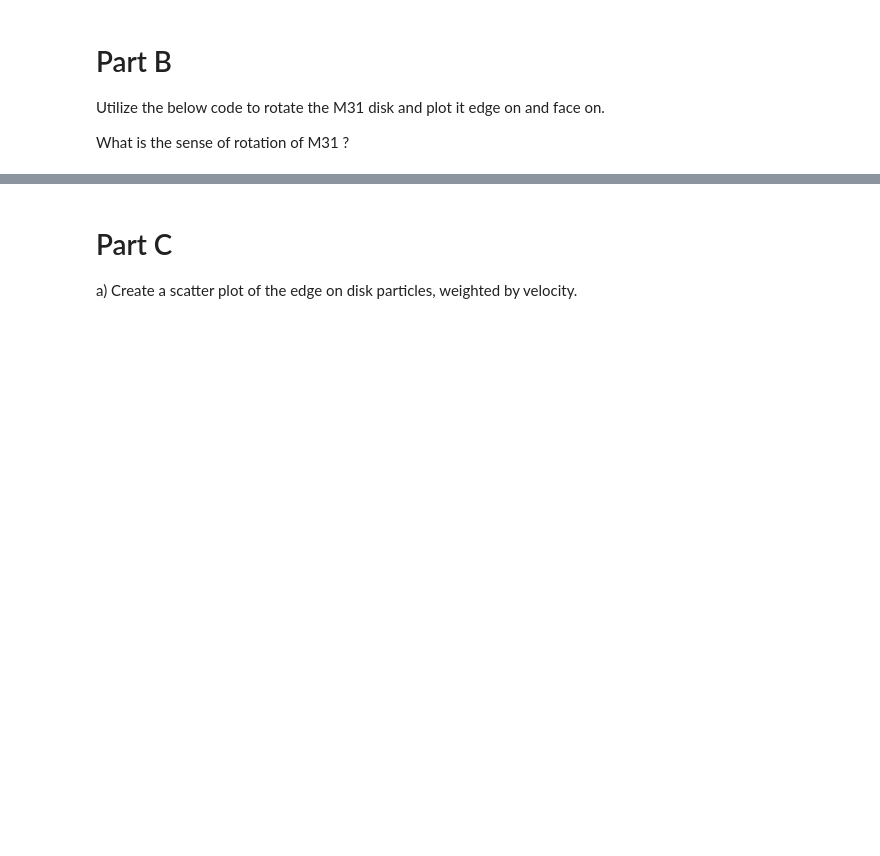
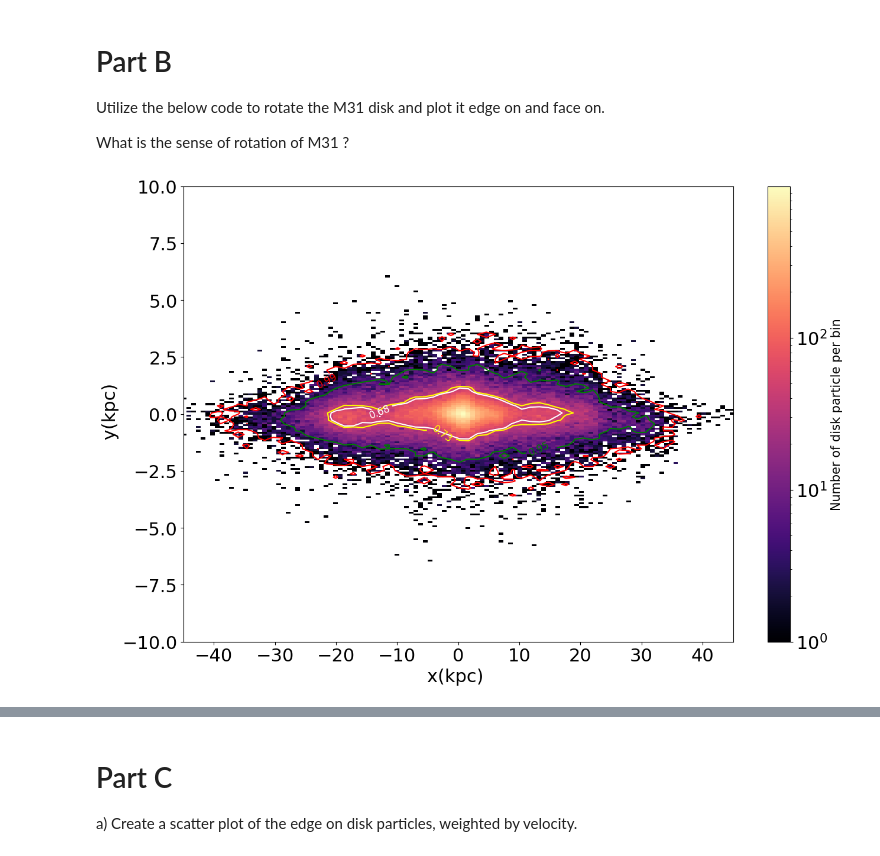
Before and after one commit to mat-3r/astr400B, a Jupyter notebook: Labs/Lab7/Lab7.ipynb, the cells around one changed output, grey strips where cells are left out. Saved outputs shown, nothing was run; the diff lists cells and outputs as text; code cells hidden in the pictures; blank space fills up the shorter version.

```diff
--- a/Labs/Lab7/Lab7.ipynb
+++ b/Labs/Lab7/Lab7.ipynb
@@ -251,35 +251,40 @@ def RotateFrame(posI,velI):
 # %%
 # ADD HERE
 # compute the rotated position and velocity vectors
+ro,vo = RotateFrame(r,v)
 # %%
 # Rotated M31 Disk - EDGE ON
 
 # M31 Disk Density
 fig, ax= plt.subplots(figsize=(15, 10))
 
 # plot the particle density for M31 , 2D histogram
 # ADD HERE
+plt.hist2d(ro[:,0], ro[:,2], bins=150,norm=LogNorm(),cmap='magma')
 
 
 cbar = plt.colorbar()
 cbar.set_label("Number of disk particle per bin", fontsize=15)
 
+density_contour(ro[:,0], ro[:,2], 80, 80, ax=ax, colors=['red','green','yellow','white'])
 
 # Add axis labels
-plt.xlabel(' ', fontsize=22)
-plt.ylabel(' ', fontsize=22)
+plt.xlabel('x(kpc) ', fontsize=22)
+plt.ylabel(' y(kpc)', fontsize=22)
 
 #set axis limits
 plt.ylim(-10,10)
 plt.xlim(-45,45)
 
 #adjust tick label font size
 label_size = 22
 matplotlib.rcParams['xtick.labelsize'] = label_size
 matplotlib.rcParams['ytick.labelsize'] = label_size
 
 # Save to a file
 #plt.savefig('Lab7_EdgeOn_Density.png')
+# %% [output]
+[figure, added]
 # %%
 # Rotated M31 Disk - FACE ON
 
```
Also changed, not shown: parts of 7 cells of this notebook.
